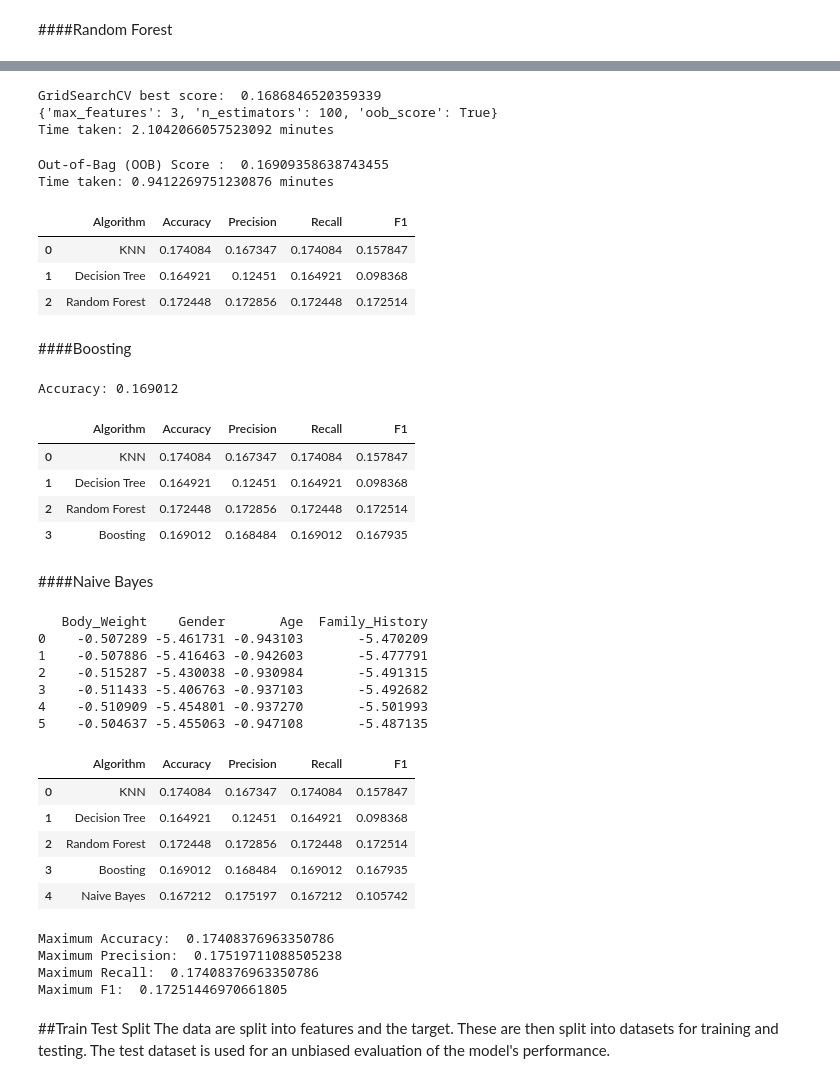
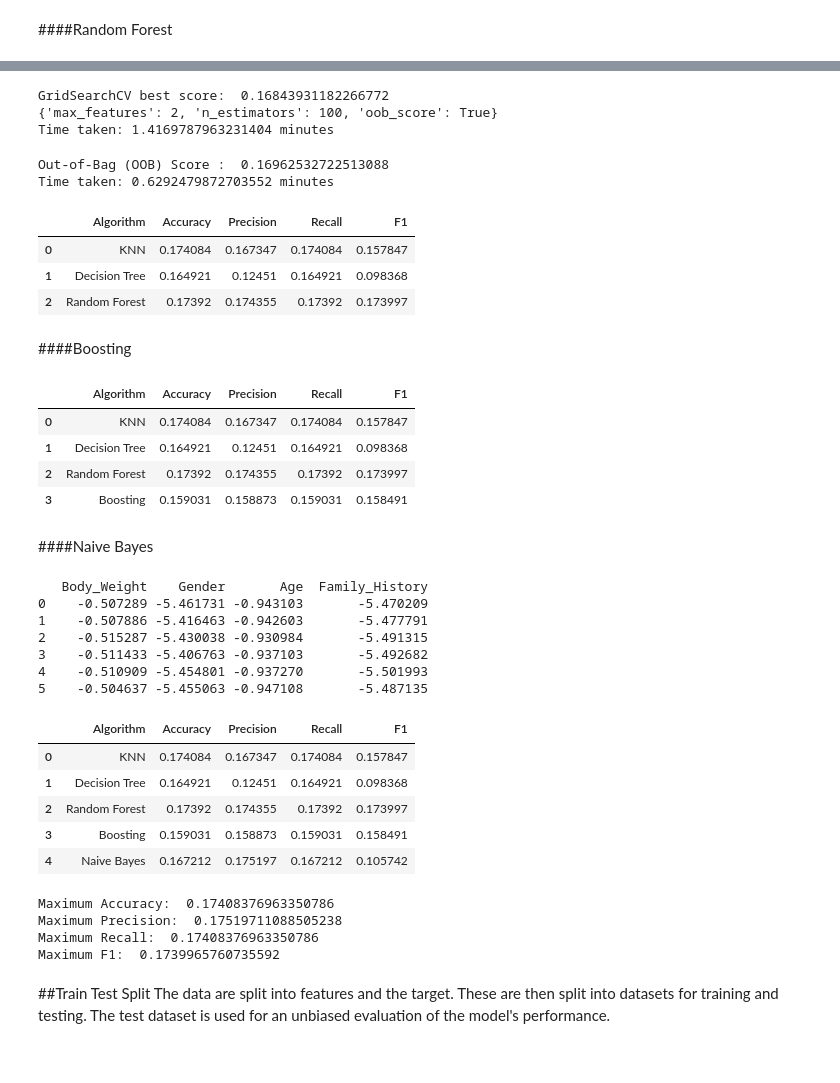
Before and after one commit to mewilke/GI-diagnosis, a Jupyter notebook: GI.ipynb, the cells around one changed output, grey strips where cells are left out. Cells and saved outputs as stored; diff of their text form; code cells hidden in the pictures.

```diff
--- a/GI.ipynb
+++ b/GI.ipynb
@@ -521,13 +529,13 @@ HalvingRandomSearchCV best score:  0.18294346978557502
 # %%
-# HalvingRandomSearchCV
+# GridSearchCV
 params = {
-    'max_depth': [2],
-    'min_samples_split': [7, 8, 9, 10, 11, 12, 13, 14, 15],
-    'criterion': ['entropy'],
-    'min_samples_leaf': [1]
+    'max_depth': [1, 2, 3],
+    'min_samples_split': [1, 2, 3, 4, 5, 6, 7, 8, 9, 10, 11, 12],
+    'criterion': ['entropy', 'gini'],
+    'min_samples_leaf': [1, 2, 4, 8, 16]
 }
-grid_search = HalvingRandomSearchCV(estimator=DecisionTreeClassifier(),
-                           param_distributions=params,
+grid_search = GridSearchCV(estimator=DecisionTreeClassifier(),
+                           param_grid=params,
                            cv=5,
                            scoring='accuracy')
 grid_search.fit(X_train, y_train)
@@ -539,6 +547,6 @@ HalvingRandomSearchCV best score:  0.1748182762201454
 # %%
 # Decision Trees
-decision_tree_model = DecisionTreeClassifier(criterion='entropy', max_depth=2, min_samples_leaf=1, min_samples_split=8)
+decision_tree_model = DecisionTreeClassifier(criterion='entropy', max_depth=2, min_samples_leaf=1, min_samples_split=2)
 decision_tree_model.fit(X_train, y_train)
 
 y_pred = decision_tree_model.predict(X_test)
@@ -600,9 +608,9 @@ print('GridSearchCV best score: ', grid_search.best_score_)
 print(grid_search.best_params_)
 print(f"Time taken: {(end_time - start_time)/60} minutes")
 # %% [output]
-GridSearchCV best score:  0.1686846520359339
-{'max_features': 3, 'n_estimators': 100, 'oob_score': True}
-Time taken: 2.1042066057523092 minutes
+GridSearchCV best score:  0.16843931182266772
+{'max_features': 2, 'n_estimators': 100, 'oob_score': True}
+Time taken: 1.4169787963231404 minutes
 # %%
 # Running RandomForestClassifier with max_features tuned
 # Takes about 2 minutes wall time to run
@@ -622,41 +630,39 @@ end_time = time.time()
 print(f"Time taken: {(end_time - start_time)/60} minutes", '\n')
 statistics_df
 # %% [output]
-Out-of-Bag (OOB) Score :  0.16909358638743455
-Time taken: 0.9412269751230876 minutes
+Out-of-Bag (OOB) Score :  0.16962532722513088
+Time taken: 0.6292479872703552 minutes
 |  | Algorithm | Accuracy | Precision | Recall | F1 |
 | 0 | KNN | 0.174084 | 0.167347 | 0.174084 | 0.157847 |
 | 1 | Decision Tree | 0.164921 | 0.12451 | 0.164921 | 0.098368 |
-| 2 | Random Forest | 0.172448 | 0.172856 | 0.172448 | 0.172514 |
+| 2 | Random Forest | 0.17392 | 0.174355 | 0.17392 | 0.173997 |
 # %% [markdown]
 ####Boosting
 # %%
 # Boosting using XGBoost
-model = xgb.XGBClassifier(objective='binary:logistic',  # For binary classification
-                          n_estimators=100,              # Number of boosting rounds
-                          learning_rate=0.1,             # Step size shrinkage
-                          use_label_encoder=False,       # Suppress warning for older versions
-                          eval_metric='logloss'          # Evaluation metric for training
+model = xgb.XGBClassifier(objective='multi:softmax',
+                          num_class=6,
+                          n_estimators=100,
+                          learning_rate=0.2,
+                          use_label_encoder=False, # Suppress warning for older versions
+                          eval_metric='logloss'
                          )
 model.fit(X_train, y_train)
 y_pred = model.predict(X_test)
 
 statistics_df.loc[3, 'Algorithm'] = 'Boosting'
 statistics_df.loc[3, 'Accuracy'] = accuracy_score(y_test, y_pred)
 statistics_df.loc[3, 'Precision'] = precision_score(y_test, y_pred, average='weighted')
 statistics_df.loc[3, 'Recall'] = recall_score(y_test, y_pred, average='weighted')
 statistics_df.loc[3, 'F1'] = f1_score(y_test, y_pred, average='weighted')
 
-accuracy = accuracy_score(y_test, y_pred)
-print(f"Accuracy: {accuracy:.6f}")
 statistics_df
 # %% [output]
-Accuracy: 0.169012
 |  | Algorithm | Accuracy | Precision | Recall | F1 |
 | 0 | KNN | 0.174084 | 0.167347 | 0.174084 | 0.157847 |
 | 1 | Decision Tree | 0.164921 | 0.12451 | 0.164921 | 0.098368 |
-| 2 | Random Forest | 0.172448 | 0.172856 | 0.172448 | 0.172514 |
-| 3 | Boosting | 0.169012 | 0.168484 | 0.169012 | 0.167935 |
+| 2 | Random Forest | 0.17392 | 0.174355 | 0.17392 | 0.173997 |
+| 3 | Boosting | 0.159031 | 0.158873 | 0.159031 | 0.158491 |
 # %% [markdown]
 ####Naive Bayes
 # %%
@@ -674,6 +680,7 @@ statistics_df.loc[4, 'F1'] = f1_score(y_test, y_pred, average='weighted')
 
 # each row corresponds to a class in the target, and each column corresponds to a feature
 print(naive_df, '\n')
+statistics_df.to_markdown('statistics.md', index=False)
 statistics_df
 # %% [output]
    Body_Weight    Gender       Age  Family_History
@@ -686,8 +693,8 @@ statistics_df
 |  | Algorithm | Accuracy | Precision | Recall | F1 |
 | 0 | KNN | 0.174084 | 0.167347 | 0.174084 | 0.157847 |
 | 1 | Decision Tree | 0.164921 | 0.12451 | 0.164921 | 0.098368 |
-| 2 | Random Forest | 0.172448 | 0.172856 | 0.172448 | 0.172514 |
-| 3 | Boosting | 0.169012 | 0.168484 | 0.169012 | 0.167935 |
+| 2 | Random Forest | 0.17392 | 0.174355 | 0.17392 | 0.173997 |
+| 3 | Boosting | 0.159031 | 0.158873 | 0.159031 | 0.158491 |
 | 4 | Naive Bayes | 0.167212 | 0.175197 | 0.167212 | 0.105742 |
 # %%
 # Evaluate all the different models
@@ -699,7 +706,7 @@ print('Maximum F1: ', statistics_df['F1'].max())
 Maximum Accuracy:  0.17408376963350786
 Maximum Precision:  0.17519711088505238
 Maximum Recall:  0.17408376963350786
-Maximum F1:  0.17251446970661805
+Maximum F1:  0.1739965760735592
 # %% [markdown]
 ##Train Test Split
 The data are split into features and the target. These are then split into datasets
```
Also changed, not shown: parts of 14 cells of this notebook.
